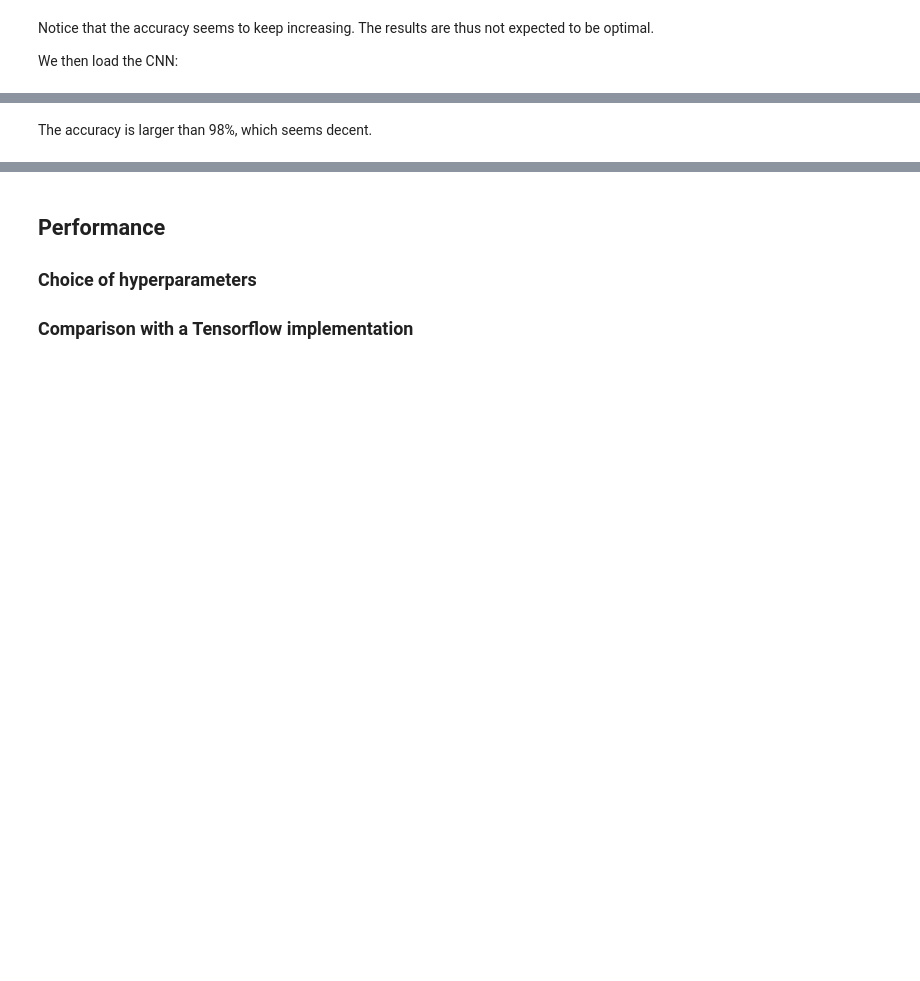
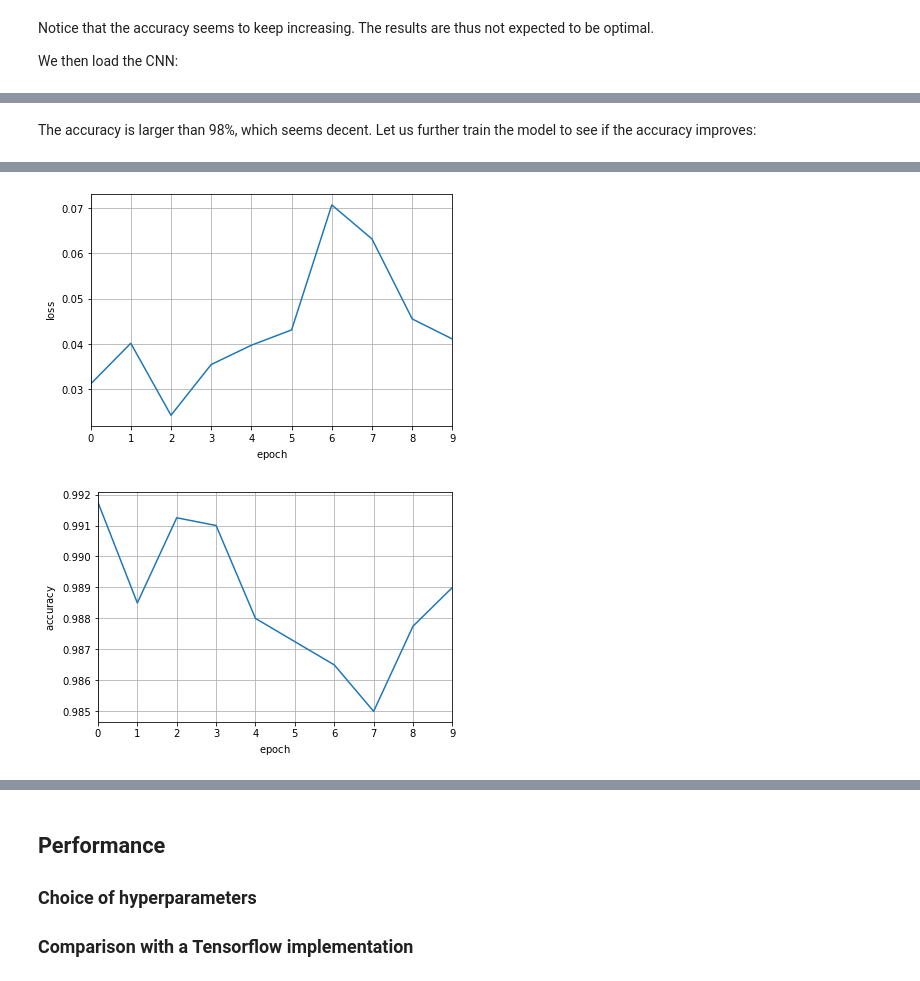
Before and after one commit to FlorentCLMichel/CNN_in_Cpp, a Jupyter notebook: CNN3.ipynb, the cells around one changed output, grey strips where cells are left out. Cells and saved outputs as stored; diff of their text form; code cells hidden in the pictures; blank space fills up the shorter version.

Commit message:
Train the model on 10 more epochs

```diff
--- a/CNN3.ipynb
+++ b/CNN3.ipynb
@@ -36,7 +36,7 @@ The following parameters relate to the training and testing phases:
 # %%
 n_train_images = 60000
 n_test_images = 10000
-n_epochs = 4
+n_epochs = 10
 n_print = 4000
 learn_rate = 0.01
 # %% [markdown]
@@ -222,2 +221,77 @@ Test Accuracy: 0.9801
 # %% [markdown]
 The accuracy is larger than 98%, which seems decent.
+Let us further train the model to see if the accuracy improves:
+# %%
+# number of epochs
+n_epochs = 10
+
+# learning rate
+learn_rate = 0.01
+
+# number of steps elapsed
+nsteps_l = []
+# loss function
+loss_l = []
+# accuracy
+acc_l = []
+
+print('\n\n— Start of training —')
+for epoch in range(n_epochs):
+    nsteps_l.append([])
+    loss_l.append([])
+    acc_l.append([])
+    print('\n— Epoch {:d} of {:d} —\n'.format(epoch+1, n_epochs))
+
+    # shuffle the training data
+    permutation = np_permutation(len(train_images))
+    train_images = train_images[permutation]
+    train_labels = train_labels[permutation]
+
+    # set the loss and number of correctly predicted labels to 0
+    loss = 0.
+    num_correct = 0
+
+    # for each image in the training set, train the CNN and update the loss and number of correctly-predicted labels
+    for i, (im, label) in enumerate(zip(train_images, train_labels)):
+        results = CNN.train(train_images[i][newaxis,:], int(train_labels[i]), learn_rate, p_dropout)
+        loss += results[0]
+        num_correct += results[1]
+        # if i is a multiple of n_print, print the loss and accuracy
+        if i % n_print == n_print - 1:
+            nsteps_l[-1].append(i)
+            loss_l[-1].append(loss / n_print)
+            acc_l[-1].append(num_correct / n_print)
+            print('Step {:d} — average loss: {:.10f}, accuracy: {:.3f}%'.format(i+1, loss/n_print, num_correct*100./n_print))
+            # reset the loss and number of correctly-preducted labels
+            loss = 0.
+            num_correct = 0
+
+# plot the evolution of the loss function - epoch to epoch
+plt.plot(range(n_epochs), [l[-1] for l in loss_l])
+plt.xlim(0, n_epochs-1)
+plt.xlabel(r'$\mathrm{epoch}$')
+plt.ylabel(r'$\mathrm{loss}$')
+plt.grid()
+plt.tight_layout()
+plt.show()
+
+# plot the evolution of the accuracy  - epoch to epoch
+plt.plot(range(n_epochs), [l[-1] for l in acc_l])
+plt.xlim(0, n_epochs-1)
+plt.xlabel(r'$\mathrm{epoch}$')
+plt.ylabel(r'$\mathrm{accuracy}$')
+plt.grid()
+plt.tight_layout()
+plt.show()
+
+# test the CNN
+print('\n\n— Testing the CNN —\n')
+loss = 0.
+num_correct = 0
+for i, (im, label) in enumerate(zip(test_images, test_labels)):
+    results = CNN.forward_la(im[newaxis,:], int(label))
+    loss += results[0]
+    num_correct += results[1]
+print('Test Loss:', loss / n_test_images)
+print('Test Accuracy:', num_correct / n_test_images)
+# %% [output]
@@ -223,0 +315,2 @@ The accuracy is larger than 98%, which seems decent.
+[figure, added]
+[figure, added]
```
Also changed, not shown: parts of 6 cells of this notebook, 1 other file.
